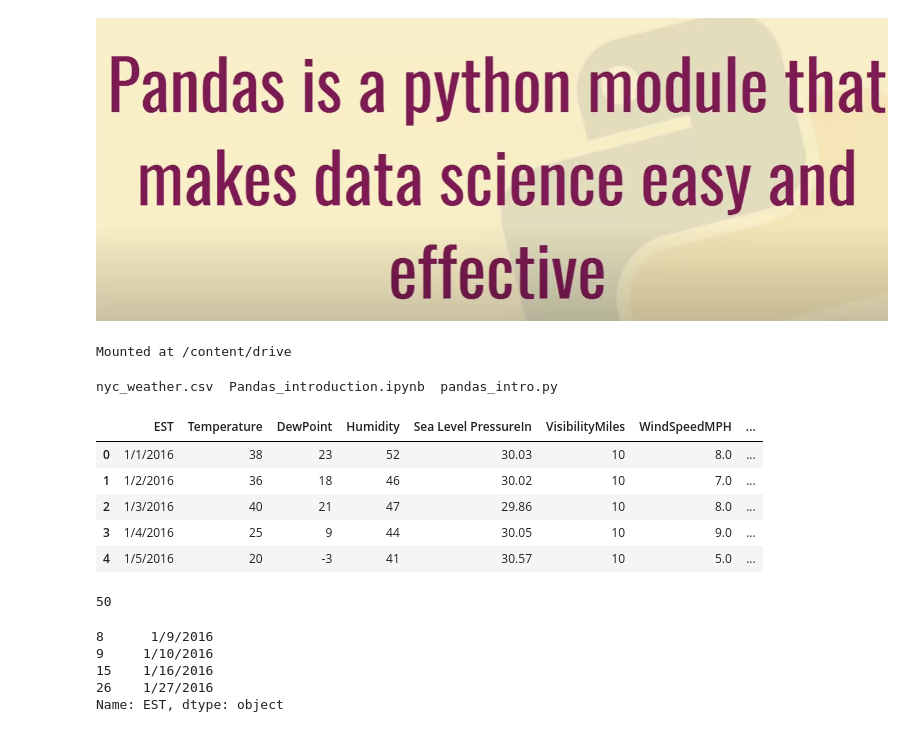
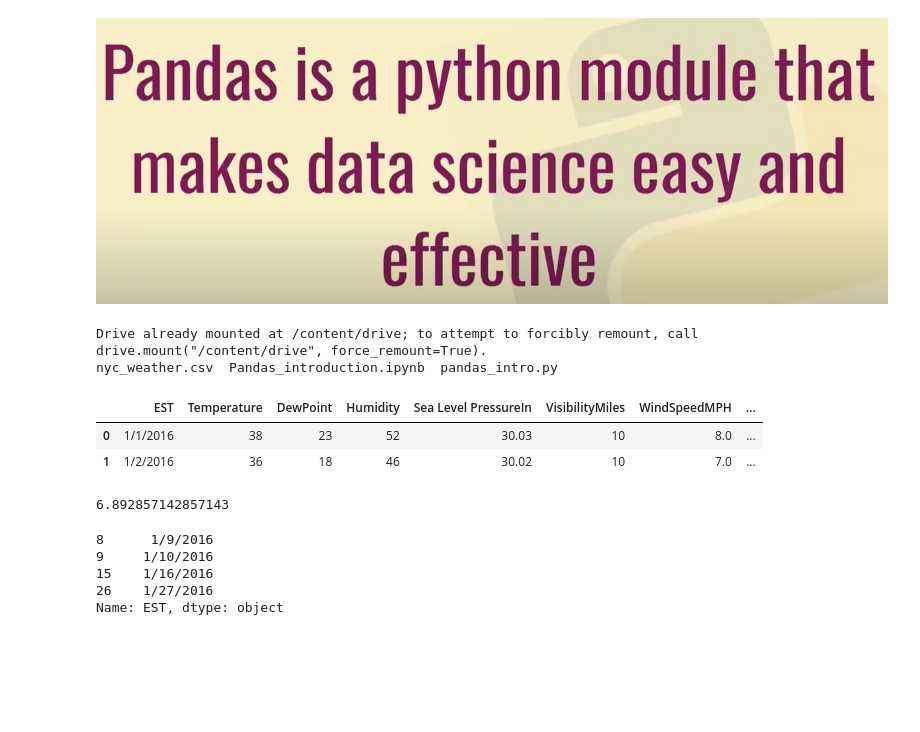
Before and after one commit to AftabUdaipurwala/PythonBasics, a Jupyter notebook: Python_Pandas_Tutorial_1_What_is_Pandas_python?_Introduction_and_Installation.ipynb, the cells around one changed output. Cells and saved outputs as stored; diff of their text form; code cells hidden in the pictures; blank space fills up the shorter version.

Commit message:
Gentle introduction to Pandas in Python

```diff
--- a/Python_Pandas_Tutorial_1_What_is_Pandas_python?_Introduction_and_Installation.ipynb
+++ b/Python_Pandas_Tutorial_1_What_is_Pandas_python?_Introduction_and_Installation.ipynb
@@ -5,2 +5,2 @@
 # %% [markdown]
-![image.png](embedded-picture-1-old)
+![image.png](embedded-picture-1-new)
@@ -16,31 +7,31 @@ import os
-# %%
-drive.mount('/content/drive')
-# %% [output]
-Mounted at /content/drive
+# %%
+import pandas as pd
+import warnings
+warnings.filterwarnings("ignore")
+from google.colab import drive
+# Mounting the drive for loading the data
+drive.mount('/content/drive')
+!ls '/content/drive/MyDrive/py-master/pandas/1_intro'
+# %% [output]
+Drive already mounted at /content/drive; to attempt to forcibly remount, call drive.mount("/content/drive", force_remount=True).
+nyc_weather.csv  Pandas_introduction.ipynb  pandas_intro.py
 # %%
-!ls '/content/drive/MyDrive/py-master/pandas/1_intro'
+data = pd.read_csv('/content/drive/MyDrive/py-master/pandas/1_intro/nyc_weather.csv')
+data.head(2)
 # %% [output]
-nyc_weather.csv  Pandas_introduction.ipynb  pandas_intro.py
+|  | EST | Temperature | DewPoint | Humidity | Sea Level PressureIn | VisibilityMiles | WindSpeedMPH | ... |
+| 0 | 1/1/2016 | 38 | 23 | 52 | 30.03 | 10 | 8.0 | ... |
+| 1 | 1/2/2016 | 36 | 18 | 46 | 30.02 | 10 | 7.0 | ... |
-# %%
-df = pd.read_csv('/content/drive/MyDrive/py-master/pandas/1_intro/nyc_weather.csv')
-df.head(5)
-# %% [output]
-|  | EST | Temperature | DewPoint | Humidity | Sea Level PressureIn | VisibilityMiles | WindSpeedMPH | ... |
-| 0 | 1/1/2016 | 38 | 23 | 52 | 30.03 | 10 | 8.0 | ... |
-| 1 | 1/2/2016 | 36 | 18 | 46 | 30.02 | 10 | 7.0 | ... |
-| 2 | 1/3/2016 | 40 | 21 | 47 | 29.86 | 10 | 8.0 | ... |
-| 3 | 1/4/2016 | 25 | 9 | 44 | 30.05 | 10 | 9.0 | ... |
-| 4 | 1/5/2016 | 20 | -3 | 41 | 30.57 | 10 | 5.0 | ... |
-# %%
-df['Temperature'].max()
-# %% [output]
-50
-# %%
-df['EST'][df['Events']=='Rain'] # to find out on which days did it rain
-# %% [output]
-8      1/9/2016
-9     1/10/2016
-15    1/16/2016
-26    1/27/2016
-Name: EST, dtype: object
+# %%
+data.WindSpeedMPH.mean()
+# %% [output]
+6.892857142857143
+# %%
+data['EST'][data['Events']=='Rain']
+# %% [output]
+8      1/9/2016
+9     1/10/2016
+15    1/16/2016
+26    1/27/2016
+Name: EST, dtype: object
 # %% [markdown]
```
Also changed, not shown: parts of 6 cells of this notebook.
